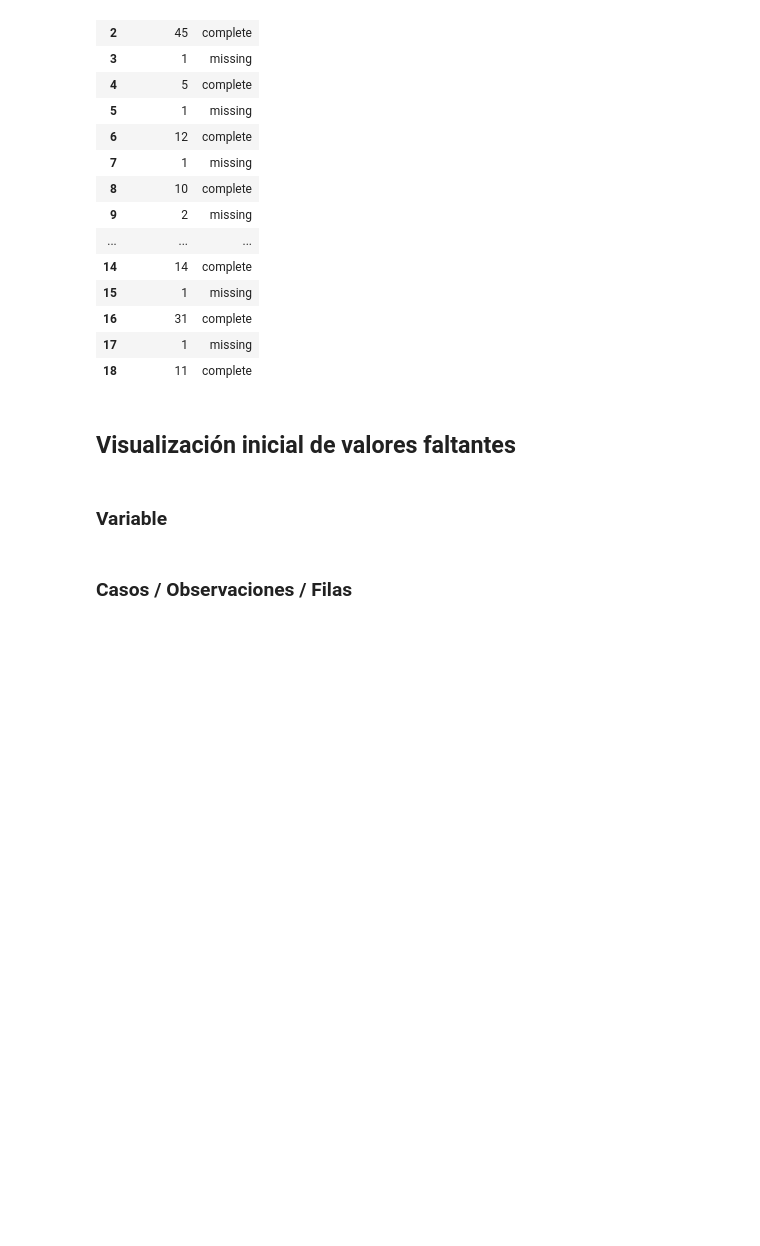
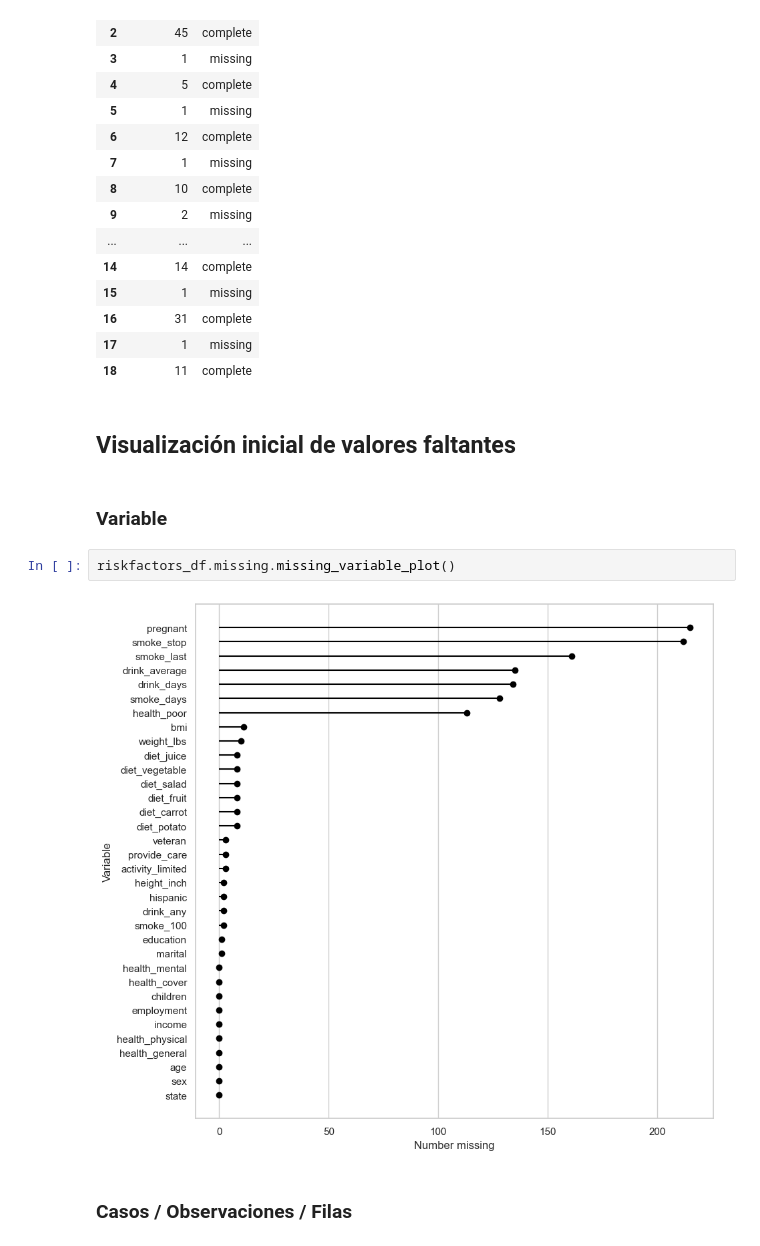
Before and after one commit to Horaciomb/ManejoDatosFaltantes-Detecci-n-y-Exploraci-n, a Jupyter notebook: live-exploration-missing-values.ipynb, the cells around one changed output. Cells and saved outputs as stored; diff of their text form; blank space fills up the shorter version.

Commit message:
aprendiendo a visualizar los datos faltantes

```diff
--- a/live-exploration-missing-values.ipynb
+++ b/live-exploration-missing-values.ipynb
@@ -398,5 +398,9 @@ riskfactors_df.missing.missing_case_table()
 ## Visualización inicial de valores faltantes
 # %% [markdown]
 ### Variable
+# %%
+riskfactors_df.missing.missing_variable_plot()
+# %% [output]
+[figure, added]
 # %% [markdown]
 ### Casos / Observaciones / Filas
```
Also changed, not shown: parts of 5 cells of this notebook.
